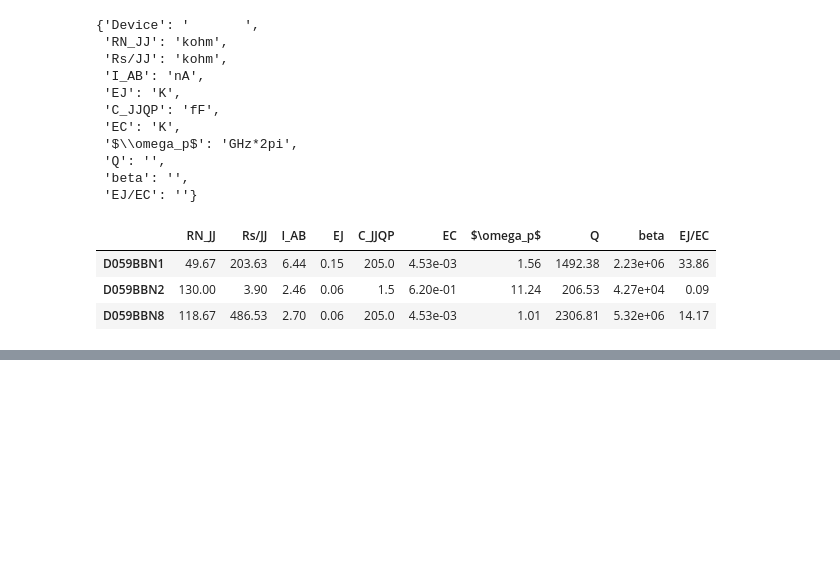
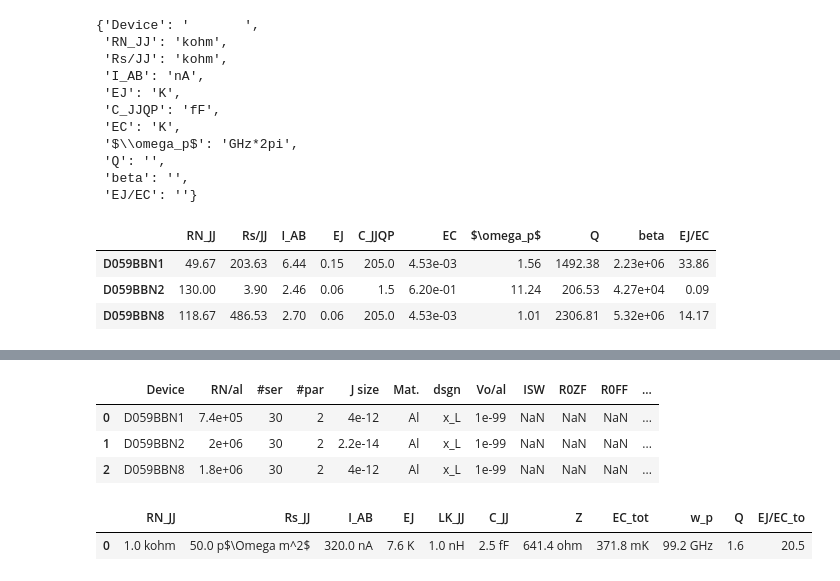
Before and after one commit to wslu42/JJcalculator, a Jupyter notebook: list_of_samples.ipynb, the cells around one changed output, grey strips where cells are left out. Saved outputs shown, nothing was run; the diff lists cells and outputs as text; code cells hidden in the pictures; blank space fills up the shorter version.

```diff
--- a/list_of_samples.ipynb
+++ b/list_of_samples.ipynb
@@ -261,3 +263,5 @@ toJJplst(srclst = Q1Dlst)[0].transpose().drop('Device').astype(float).transpose(
 | D059BBN1 | 49.67 | 203.63 | 6.44 | 0.15 | 205.0 | 4.53e-03 | 1.56 | 1492.38 | 2.23e+06 | 33.86 |
 | D059BBN2 | 130.00 | 3.90 | 2.46 | 0.06 | 1.5 | 6.20e-01 | 11.24 | 206.53 | 4.27e+04 | 0.09 |
 | D059BBN8 | 118.67 | 486.53 | 2.70 | 0.06 | 205.0 | 4.53e-03 | 1.01 | 2306.81 | 5.32e+06 | 14.17 |
+# %%
+pd.set_option('precision', 4)
@@ -263,0 +326,40 @@ toJJplst(srclst = Q1Dlst)[0].transpose().drop('Device').astype(float).transpose(
+# %%
+#D059BB dry oxygen 1atm, 2hrs. Recorded on 200304, dep by ws, meas by ws
+#This is an ancient device which is 2MOhm chain with Pt-first technology. Revisit for noise level study.
+
+key =    [ 'Device' , 'RN/al', '#ser', '#par',         'J size','Mat.','dsgn', 'Vo/al','ISW' ,'R0ZF' ,'R0FF' , 'BT' ]
+unit=    ['       ' ,   'ohm',   'ea',   'ea',            'm^2',    '',    '',     'V',  'A' , 'ohm' , 'ohm' ,  'K' ]
+lst =   [[  'D085N1',   745e3,    30 ,      2,  2.00 * 2.00e-12,  'Al', 'x_L',   1e-99,np.nan, np.nan, np.nan,np.nan],
+         [  'D085N2',  1950e3,    30 ,      2,  .150 * .150e-12,  'Al', 'x_L',   1e-99,np.nan, np.nan, np.nan,np.nan],
+         [  'D085N8',  1780e3,    30 ,      2,  2.00 * 2.00e-12,  'Al', 'x_L',   1e-99,np.nan, np.nan, np.nan,np.nan]]
+
+Q1Dlst =   pd.DataFrame(  data  = list(zip(*lst)),
+                        columns = [[dev[i] for dev in lst] for i in range(len(lst[0]))][0],
+                          index = key ).transpose()
+Q1Duni =   dict(zip(key, unit))
+JJplst = toJJplst(srclst = Q1Dlst)[0]
+
+k =  [ 'Device' ,  'Channel', 'R2pb_RT','Rgnd', 'R4pb_RT', 'R4pb_7K']
+l = [[  'D085N1', ' 1ab 2ab',  745e3,  114 ,  780e3,  975e3],
+     [  'D085N2', ' 4ba 3ab', 1950e3,  1e6 , 1735e3, 2100e3],
+     [  'D085N8', '11ab12ab', 1780e3, 20e6 , 1585e3, 1915e3]]
+Q = pd.DataFrame(columns = k, data = l)
+Q1Dlst.merge(Q)
+
+# with open(r'D059BB.csv','w') as f:
+#     JJplst.to_csv(f)
+# with open(r'D059BB.csv','r') as f:
+#     a = pd.read_csv(f).transpose().drop('Unnamed: 0').transpose()
+# a
+# %% [output]
+|  | Device | RN/al | #ser | #par | J size | Mat. | dsgn | Vo/al | ISW | R0ZF | R0FF | ... |
+| 0 | D059BBN1 | 7.4e+05 | 30 | 2 | 4e-12 | Al | x_L | 1e-99 | NaN | NaN | NaN | ... |
+| 1 | D059BBN2 | 2e+06 | 30 | 2 | 2.2e-14 | Al | x_L | 1e-99 | NaN | NaN | NaN | ... |
+| 2 | D059BBN8 | 1.8e+06 | 30 | 2 | 4e-12 | Al | x_L | 1e-99 | NaN | NaN | NaN | ... |
+# %%
+JJpar(RN=1e3, sizeX=0.2e-6, sizeY=0.2e-6, metalTHK=250e-10,
+          T=20e-3, Nser=1, Npar=1, C_shunt=1e-20,
+          ezread=True, EunHz=False, material = 'Al')
+# %% [output]
+|  | RN_JJ | Rs_JJ | I_AB | EJ | LK_JJ | C_JJ | Z | EC_tot | w_p | Q | EJ/EC_to |
+| 0 | 1.0 kohm | 50.0 p$\Omega m^2$ | 320.0 nA | 7.6 K | 1.0 nH | 2.5 fF | 641.4 ohm | 371.8 mK | 99.2 GHz | 1.6 | 20.5 |
```
Also changed, not shown: parts of 6 cells of this notebook, 3 other files.
